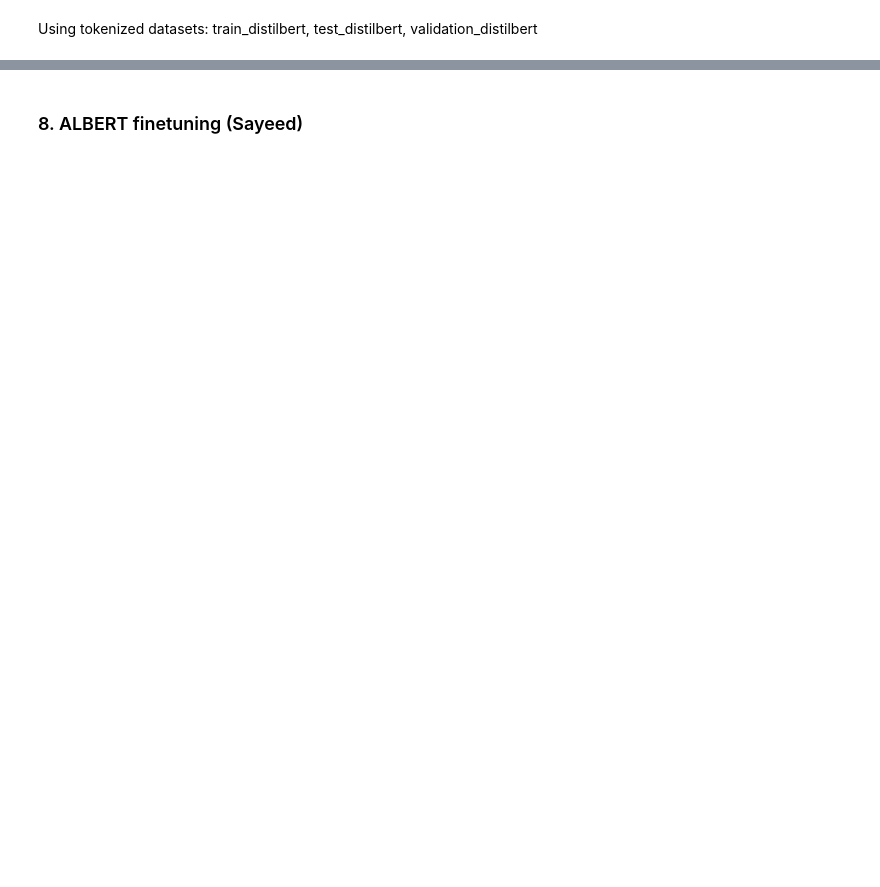
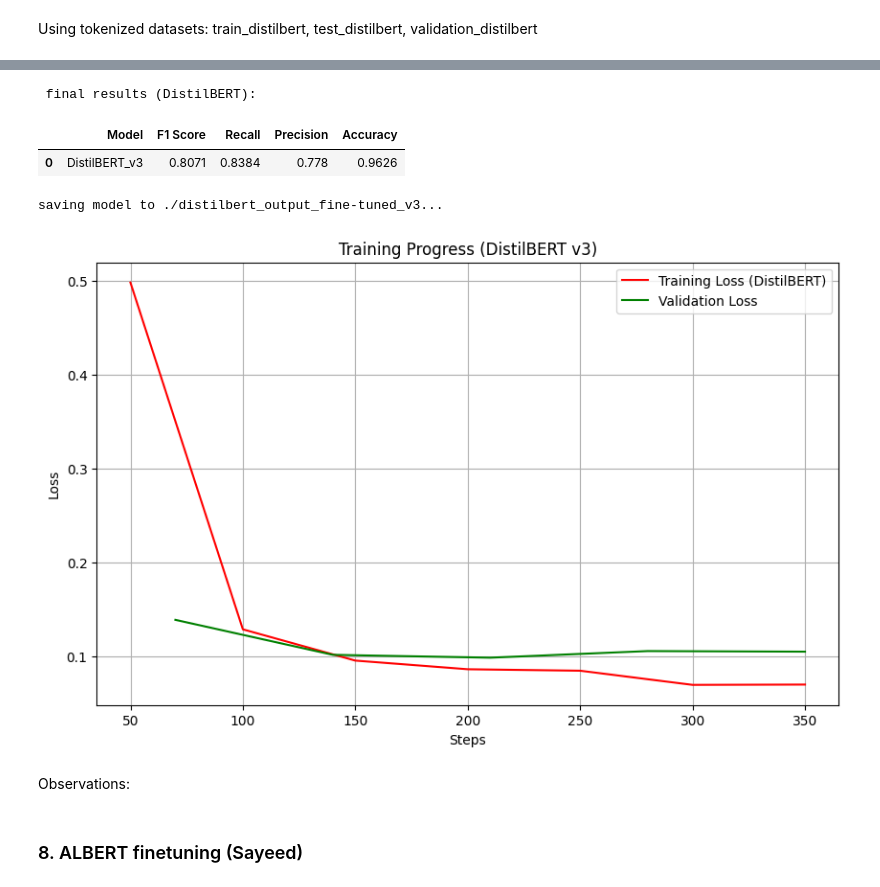
Before and after one commit to Mohammad-CodeVoyager/Legal-document-redaction-NER-, a Jupyter notebook: legal_doc_redaction.ipynb, the cells around one changed output, grey strips where cells are left out. Drawn from its saved outputs; the diff is of its cells as text; code cells hidden in the pictures; blank space fills up the shorter version.

```diff
--- a/legal_doc_redaction.ipynb
+++ b/legal_doc_redaction.ipynb
@@ -1111,3 +1592,51 @@ Using tokenized datasets: train_distilbert, test_distilbert, validation_distilbe
+# %%
+print("\n final results (DistilBERT):")
+display(pd.DataFrame([metrics_db_v3]).round(4))
+# %% [output]
+ final results (DistilBERT):
+|  | Model | F1 Score | Recall | Precision | Accuracy |
+| 0 | DistilBERT_v3 | 0.8071 | 0.8384 | 0.778 | 0.9626 |
+# %%
+# saving and plotting
+import matplotlib.pyplot as plt
+import json
+import os
+
+output_dir = "./distilbert_output_fine-tuned_v3"
+if not os.path.exists(output_dir):
+    os.makedirs(output_dir)
+
+print(f"saving model to {output_dir}...")
+db_trainer_v3.save_model(output_dir)
+distil_tokenizer.save_pretrained(output_dir)
+
+history = db_trainer_v3.state.log_history
+# filtering for loss values to plot
+train_loss = [x['loss'] for x in history if 'loss' in x]
+steps = [x['step'] for x in history if 'loss' in x]
+
+if train_loss:
+    plt.figure(figsize=(10, 6))
+    plt.plot(steps, train_loss, label="Training Loss (DistilBERT)", color="Red")
+
+    # checking for validation loss
+    val_loss = [x['eval_loss'] for x in history if 'eval_loss' in x]
+    val_steps = [x['step'] for x in history if 'eval_loss' in x]
+
+    if val_loss:
+        plt.plot(val_steps, val_loss, label="Validation Loss", color="Green")
+
+    plt.xlabel("Steps")
+    plt.ylabel("Loss")
+    plt.title("Training Progress (DistilBERT v3)")
+    plt.legend()
+    plt.grid(True)
+    plt.show()
+# %% [output]
+saving model to ./distilbert_output_fine-tuned_v3...
+[figure, added]
+# %% [markdown]
+Observations:
 # %% [markdown]
 ### 8. ALBERT finetuning (Sayeed)
 # %%
```
Also changed, not shown: parts of 35 cells of this notebook.
